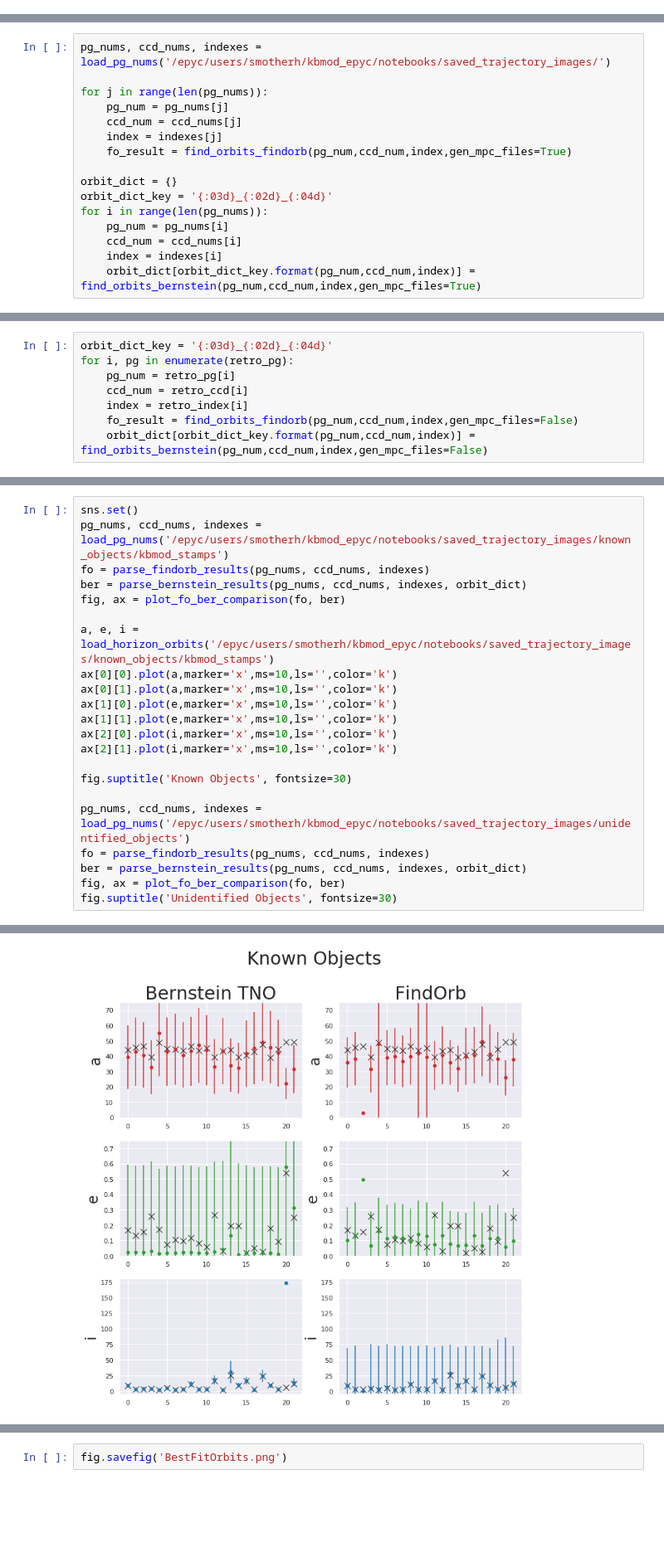
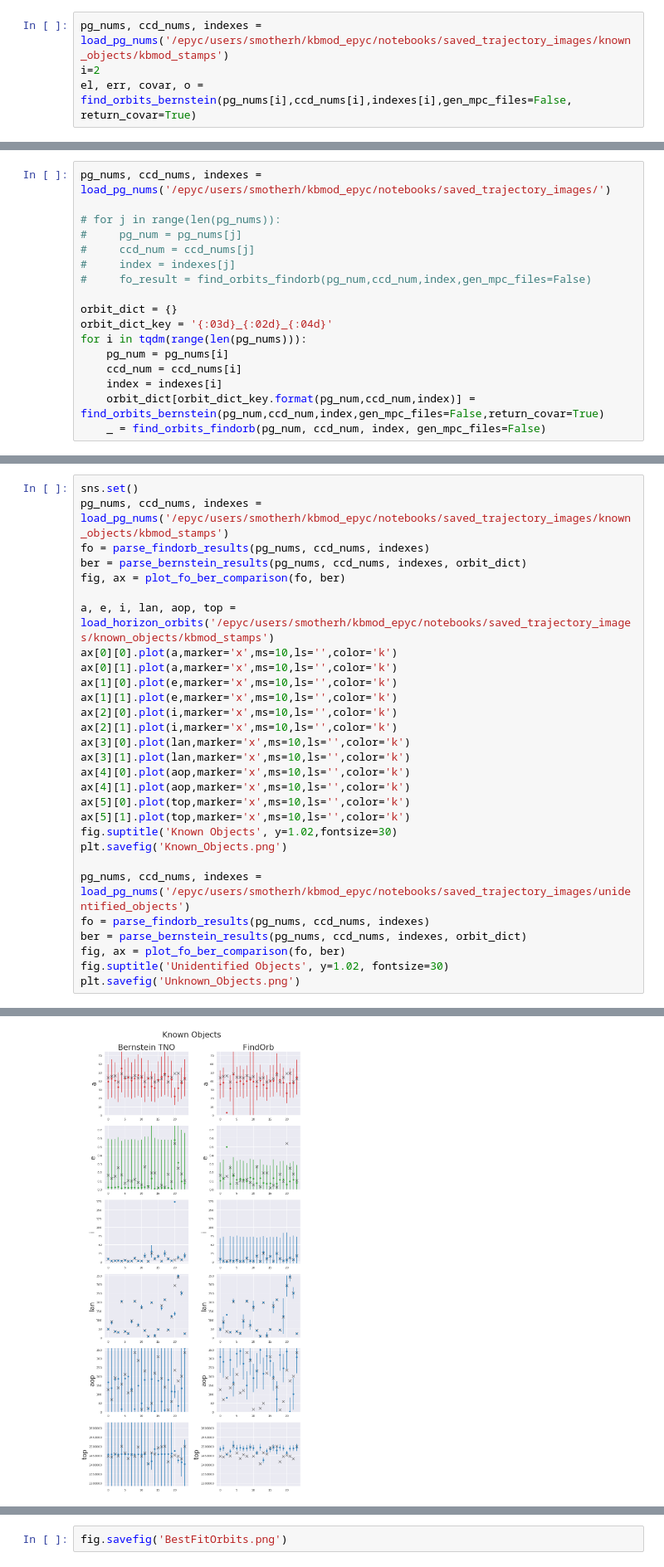
Before and after one commit to dirac-institute/kbmod, a Jupyter notebook: notebooks/orbit_fitting.ipynb, the cells around one changed output, grey strips where cells are left out. Shown at 83% size. Cells and saved outputs as stored; diff of their text form; blank space fills up the shorter version.

Commit message:
Updated analysis notebooks

```diff
--- a/notebooks/orbit_fitting.ipynb
+++ b/notebooks/orbit_fitting.ipynb
@@ -221,0 +449,4 @@ def load_horizon_orbits(known_kbmod_filepath):
+# %%
+pg_nums, ccd_nums, indexes = load_pg_nums('/epyc/users/smotherh/kbmod_epyc/notebooks/saved_trajectory_images/known_objects/kbmod_stamps')
+i=2
+el, err, covar, o = find_orbits_bernstein(pg_nums[i],ccd_nums[i],indexes[i],gen_mpc_files=False, return_covar=True)
@@ -222,16 +520,17 @@ def load_horizon_orbits(known_kbmod_filepath):
 # %%
 pg_nums, ccd_nums, indexes = load_pg_nums('/epyc/users/smotherh/kbmod_epyc/notebooks/saved_trajectory_images/')
 
-for j in range(len(pg_nums)):
-    pg_num = pg_nums[j]
-    ccd_num = ccd_nums[j]
-    index = indexes[j]
-    fo_result = find_orbits_findorb(pg_num,ccd_num,index,gen_mpc_files=True)
+# for j in range(len(pg_nums)):
+#     pg_num = pg_nums[j]
+#     ccd_num = ccd_nums[j]
+#     index = indexes[j]
+#     fo_result = find_orbits_findorb(pg_num,ccd_num,index,gen_mpc_files=False)
 
 orbit_dict = {}
 orbit_dict_key = '{:03d}_{:02d}_{:04d}'
-for i in range(len(pg_nums)):
+for i in tqdm(range(len(pg_nums))):
     pg_num = pg_nums[i]
     ccd_num = ccd_nums[i]
     index = indexes[i]
-    orbit_dict[orbit_dict_key.format(pg_num,ccd_num,index)] = find_orbits_bernstein(pg_num,ccd_num,index,gen_mpc_files=True)
+    orbit_dict[orbit_dict_key.format(pg_num,ccd_num,index)] = find_orbits_bernstein(pg_num,ccd_num,index,gen_mpc_files=False,return_covar=True)
+    _ = find_orbits_findorb(pg_num, ccd_num, index, gen_mpc_files=False)
@@ -311,8 +536,0 @@ for key, value in orbit_dict.items():
-# %%
-orbit_dict_key = '{:03d}_{:02d}_{:04d}'
-for i, pg in enumerate(retro_pg):
-    pg_num = retro_pg[i]
-    ccd_num = retro_ccd[i]
-    index = retro_index[i]
-    fo_result = find_orbits_findorb(pg_num,ccd_num,index,gen_mpc_files=False)
-    orbit_dict[orbit_dict_key.format(pg_num,ccd_num,index)] = find_orbits_bernstein(pg_num,ccd_num,index,gen_mpc_files=False)
@@ -323,19 +1067,26 @@ fo = parse_findorb_results(pg_nums, ccd_nums, indexes)
 ber = parse_bernstein_results(pg_nums, ccd_nums, indexes, orbit_dict)
 fig, ax = plot_fo_ber_comparison(fo, ber)
 
-a, e, i = load_horizon_orbits('/epyc/users/smotherh/kbmod_epyc/notebooks/saved_trajectory_images/known_objects/kbmod_stamps')
+a, e, i, lan, aop, top = load_horizon_orbits('/epyc/users/smotherh/kbmod_epyc/notebooks/saved_trajectory_images/known_objects/kbmod_stamps')
 ax[0][0].plot(a,marker='x',ms=10,ls='',color='k')
 ax[0][1].plot(a,marker='x',ms=10,ls='',color='k')
 ax[1][0].plot(e,marker='x',ms=10,ls='',color='k')
 ax[1][1].plot(e,marker='x',ms=10,ls='',color='k')
 ax[2][0].plot(i,marker='x',ms=10,ls='',color='k')
 ax[2][1].plot(i,marker='x',ms=10,ls='',color='k')
-
-fig.suptitle('Known Objects', fontsize=30)
+ax[3][0].plot(lan,marker='x',ms=10,ls='',color='k')
+ax[3][1].plot(lan,marker='x',ms=10,ls='',color='k')
+ax[4][0].plot(aop,marker='x',ms=10,ls='',color='k')
+ax[4][1].plot(aop,marker='x',ms=10,ls='',color='k')
+ax[5][0].plot(top,marker='x',ms=10,ls='',color='k')
+ax[5][1].plot(top,marker='x',ms=10,ls='',color='k')
+fig.suptitle('Known Objects', y=1.02,fontsize=30)
+plt.savefig('Known_Objects.png')
 
 pg_nums, ccd_nums, indexes = load_pg_nums('/epyc/users/smotherh/kbmod_epyc/notebooks/saved_trajectory_images/unidentified_objects')
 fo = parse_findorb_results(pg_nums, ccd_nums, indexes)
 ber = parse_bernstein_results(pg_nums, ccd_nums, indexes, orbit_dict)
 fig, ax = plot_fo_ber_comparison(fo, ber)
-fig.suptitle('Unidentified Objects', fontsize=30)
+fig.suptitle('Unidentified Objects', y=1.02, fontsize=30)
+plt.savefig('Unknown_Objects.png')
 # %% [output]
@@ -343 +1093 @@ Text(0.5, 0.98, 'Unidentified Objects')
-[figure, old version]
+[figure, new version]
```
Also changed, not shown: parts of 33 cells of this notebook, 3 other files.
